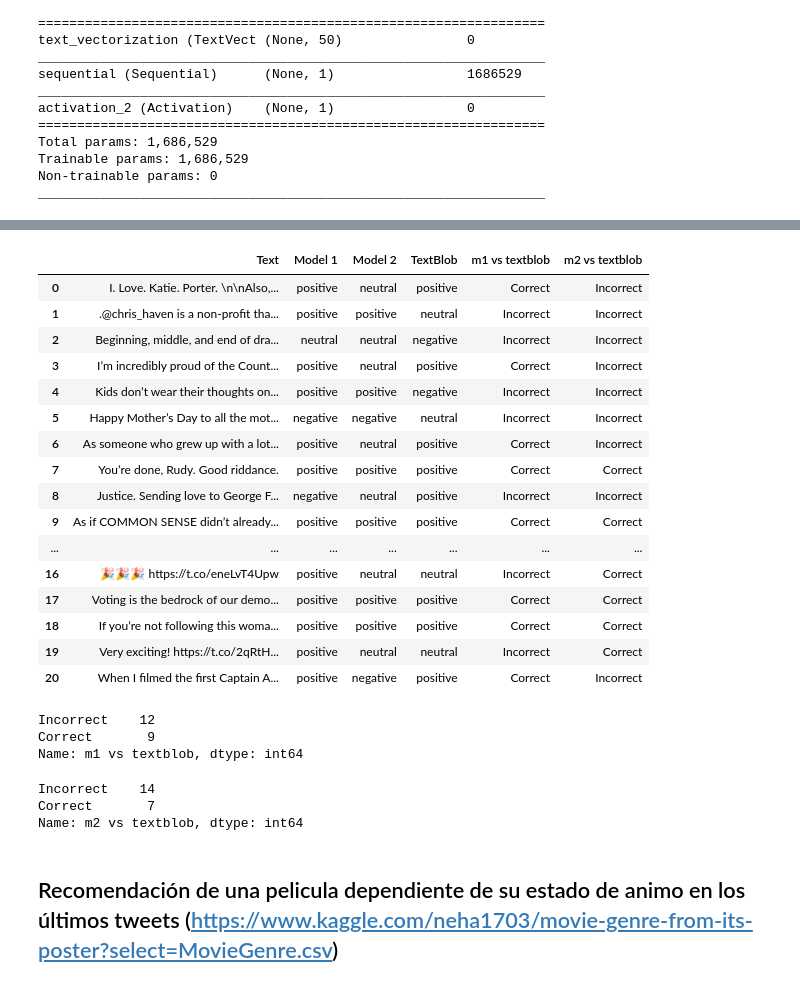
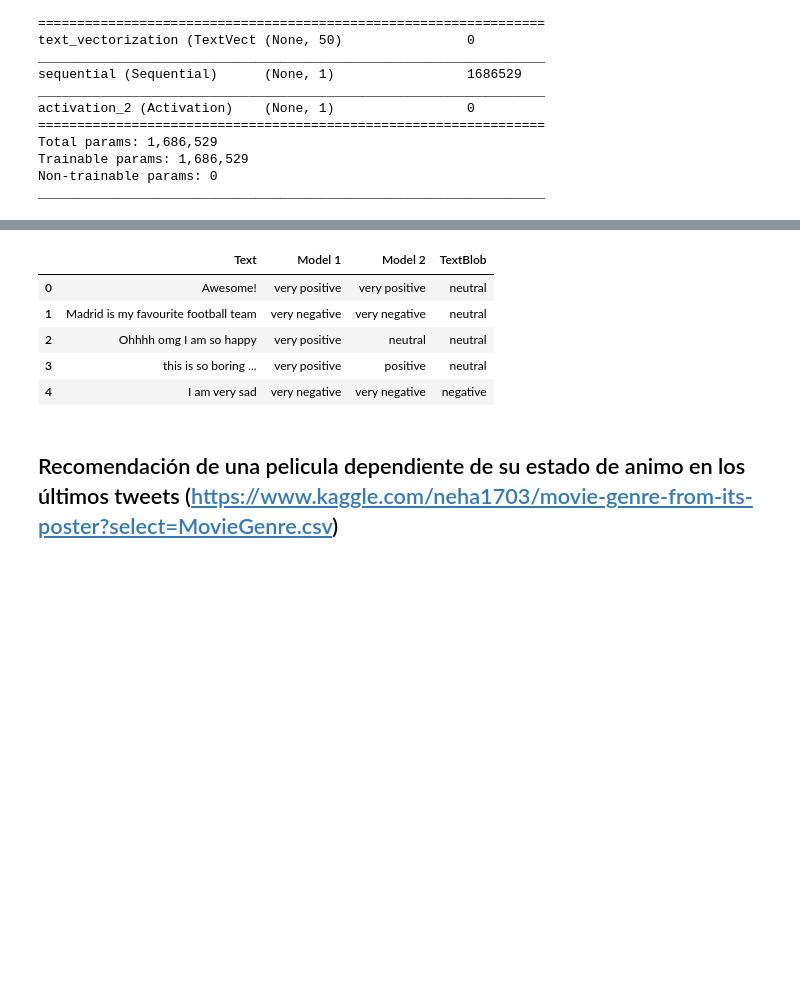
Before and after one commit to victorcavero14/MIN, a Jupyter notebook: PracticaFinal/codigo.ipynb, the cells around one changed output, grey strips where cells are left out. Saved outputs shown, nothing was run; the diff lists cells and outputs as text; code cells hidden in the pictures; blank space fills up the shorter version.

Commit message:
Trabajo finalizado

```diff
--- a/PracticaFinal/codigo.ipynb
+++ b/PracticaFinal/codigo.ipynb
@@ -444,3 +446,12 @@ Total params: 1,686,529
 Trainable params: 1,686,529
 Non-trainable params: 0
 _________________________________________________________________
+# %%
+small_data_test = []
+real_result = []
+
+for x,y in dataset_test.take(5):
+    small_data_test.append(str(x.numpy())[3:-2])
+    real_result.append(y.numpy()[0])
+
+small_data_test
@@ -446,0 +464,10 @@ _________________________________________________________________
+# %%
+predictions1 = export_model.predict(small_data_test)
+predictions2 = export_model2.predict(small_data_test)
+
+x = [small_data_test, predictions1 , predictions2, real_result]
+
+final = pd.DataFrame(x).transpose().rename(columns={0:'Text',
+                                                    1:'Model 1',
+                                                    2:'Model 2',
+                                                    3:'Real result'})
@@ -489,12 +525,16 @@ def get_tweet_sentiment(tweet):
         return 'negative'
 
 def set_sentiment(value):
-    if value <= 0.25:
+    if value < 0.2:
+        return 'very negative'
+    elif 0.2 >= value and value < 0.4:
         return 'negative'
-    elif value > 0.25 and value < 0.75:
+    elif  value >= 0.4 and value < 0.6:
         return 'neutral'
-    elif value >= 0.75:
+    elif value >= 0.6 and value < 0.8:
         return 'positive'
+    else:
+        return 'very positive'
 
 def is_correct(value1, value2):
     if value1 == value2 : return 'Correct'
@@ -503,13 +543,14 @@ def is_correct(value1, value2):
 api = twitterClient()
 
 # Obtengo los ultimo tweets de un personaje publico
-timeline = api.user_timeline(screen_name='@ChrisEvans',
-                             count=50,
+timeline = api.user_timeline(screen_name='@MIN59175404',
+                             count=5,
                              include_rts=False,
                              tweet_mode='extended',
-                             exclude_replies=True)
+                             exclude_replies=False)
 # Iterate and print tweets
 
 tweets = [tweet.full_text for tweet in timeline]
 print(*tweets, sep = "\n")
+len(tweets)
 # %% [output]
@@ -620,47 +594,17 @@ predictions_text_blob
 # %%
 x = [tweets, result, result2, predictions_text_blob]
 final_results = pd.DataFrame(x).transpose().rename(columns={0:'Text',
                                                             1:'Model 1',
                                                             2:'Model 2',
                                                             3:'TextBlob'})
-final_results['m1 vs textblob'] = final_results.apply(lambda row:
-                                                     is_correct(row['Model 1'],row['TextBlob']),
-                                                     axis=1)
-
-final_results['m2 vs textblob'] = final_results.apply(lambda row:
-                                                     is_correct(row['Model 2'],row['TextBlob']),
-                                                     axis=1)
 final_results
 # %% [output]
-|  | Text | Model 1 | Model 2 | TextBlob | m1 vs textblob | m2 vs textblob |
-| 0 | I. Love. Katie. Porter. \n\nAlso,... | positive | neutral | positive | Correct | Incorrect |
-| 1 | .@chris_haven is a non-profit tha... | positive | positive | neutral | Incorrect | Incorrect |
-| 2 | Beginning, middle, and end of dra... | neutral | neutral | negative | Incorrect | Incorrect |
-| 3 | I’m incredibly proud of the Count... | positive | neutral | positive | Correct | Incorrect |
-| 4 | Kids don’t wear their thoughts on... | positive | positive | negative | Incorrect | Incorrect |
-| 5 | Happy Mother’s Day to all the mot... | negative | negative | neutral | Incorrect | Incorrect |
-| 6 | As someone who grew up with a lot... | positive | neutral | positive | Correct | Incorrect |
-| 7 | You’re done, Rudy. Good riddance. | positive | positive | positive | Correct | Correct |
-| 8 | Justice. Sending love to George F... | negative | neutral | positive | Incorrect | Incorrect |
-| 9 | As if COMMON SENSE didn’t already... | positive | positive | positive | Correct | Correct |
-| ... | ... | ... | ... | ... | ... | ... |
-| 16 | 🎉🎉🎉 https://t.co/eneLvT4Upw | positive | neutral | neutral | Incorrect | Correct |
-| 17 | Voting is the bedrock of our demo... | positive | positive | positive | Correct | Correct |
-| 18 | If you’re not following this woma... | positive | positive | positive | Correct | Correct |
-| 19 | Very exciting! https://t.co/2qRtH... | positive | neutral | neutral | Incorrect | Correct |
-| 20 | When I filmed the first Captain A... | positive | negative | positive | Correct | Incorrect |
+|  | Text | Model 1 | Model 2 | TextBlob |
+| 0 | Awesome! | very positive | very positive | neutral |
+| 1 | Madrid is my favourite football team | very negative | very negative | neutral |
+| 2 | Ohhhh omg I am so happy | very positive | neutral | neutral |
+| 3 | this is so boring ... | very positive | positive | neutral |
+| 4 | I am very sad | very negative | very negative | negative |
-# %%
-final_results['m1 vs textblob'].value_counts()
-# %% [output]
-Incorrect    12
-Correct       9
-Name: m1 vs textblob, dtype: int64
-# %%
-final_results['m2 vs textblob'].value_counts()
-# %% [output]
-Incorrect    14
-Correct       7
-Name: m2 vs textblob, dtype: int64
 # %% [markdown]
 ## Recomendación de una pelicula dependiente de su estado de animo en los últimos tweets (https://www.kaggle.com/neha1703/movie-genre-from-its-poster?select=MovieGenre.csv)
 # %%
```
Also changed, not shown: parts of 21 cells of this notebook, 1 other file.
